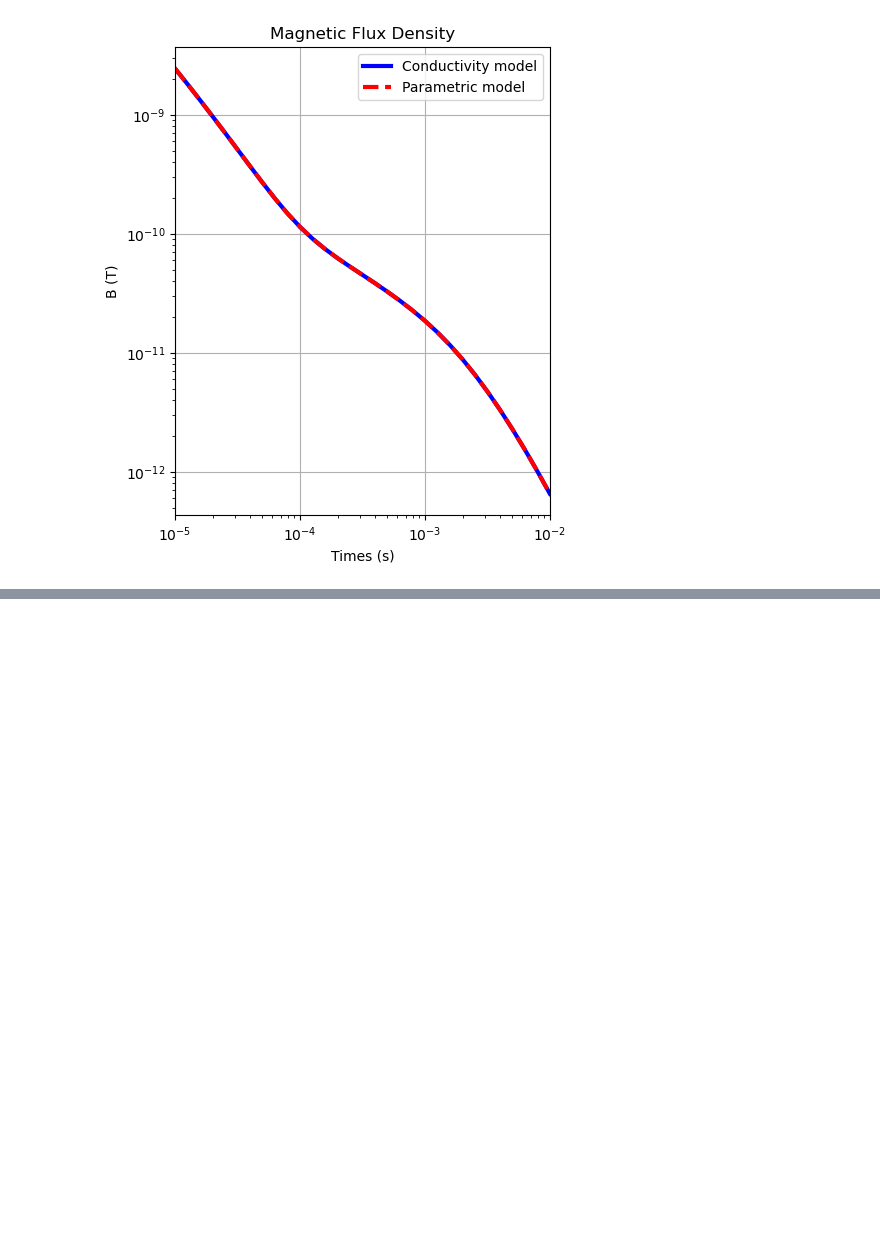
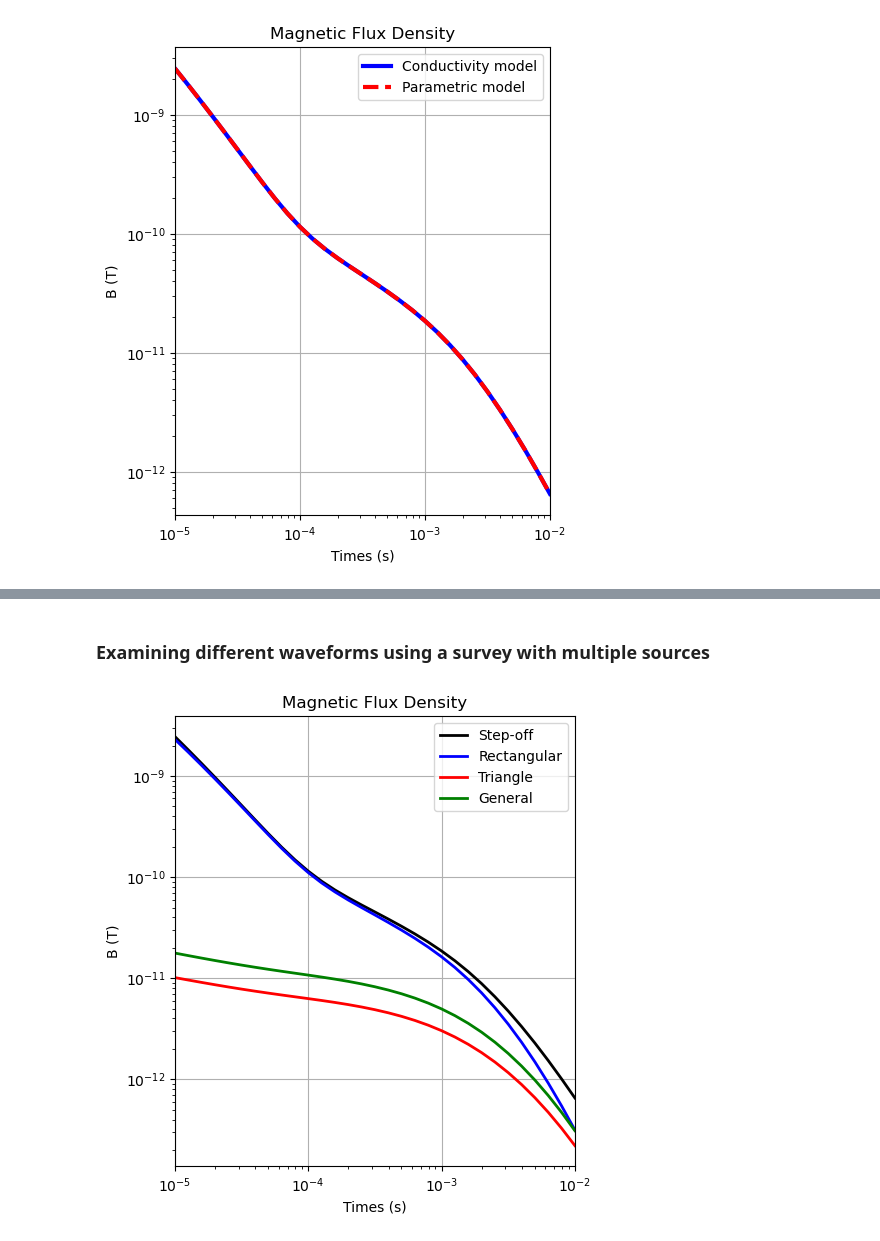
Before and after one commit to oscarshek/EOSC-556-Project, a Jupyter notebook: Notebook/forward_simulation.ipynb, the cells around one changed output, grey strips where cells are left out. Saved outputs shown, nothing was run; the diff lists cells and outputs as text; code cells hidden in the pictures; blank space fills up the shorter version.

```diff
--- a/Notebook/forward_simulation.ipynb
+++ b/Notebook/forward_simulation.ipynb
@@ -126,0 +275,2 @@ plt.show()
+# %% [markdown]
+### Examining different waveforms using a survey with multiple sources
@@ -126,0 +284,47 @@ plt.show()
+# %%
+source_list_multi = []
+
+for w in waveforms_list:
+    # using same receiver data in the 'z' direction
+    receiver_list_multi = [
+        tdem.receivers.PointMagneticFluxDensity(
+            receiver_locations, times, orientation=receiver_orientation
+        )
+    ]
+    # create one object for each waveform
+    source_list_multi.append(
+        tdem.sources.CircularLoop(
+            receiver_list=receiver_list_multi,
+            location=source_location,
+            waveform=w,
+            current=source_current,
+            radius=source_radius,
+        )
+    )
+
+# Define the survey
+survey_multi = tdem.Survey(source_list_multi)
+# %%
+simulation_waveforms = tdem.Simulation1DLayered(
+    survey=survey_multi, thicknesses=layer_thicknesses, sigmaMap=conductivity_map
+)
+
+
+dpred_waveforms = simulation_waveforms.dpred(conductivity_model)
+# %%
+fig = plt.figure(figsize=(5, 6))
+d = np.reshape(dpred_waveforms, (len(source_list_multi), len(times))).T
+ax = fig.add_axes([0.15, 0.15, 0.8, 0.75])
+colorlist = ["k", "b", "r", "g"]
+for ii, k in enumerate(colorlist):
+    ax.loglog(times, np.abs(d[:, ii]), k, lw=2)
+
+ax.set_xlim([times.min(), times.max()])
+ax.grid()
+ax.legend(["Step-off", "Rectangular", "Triangle", "General"])
+ax.set_xlabel("Times (s)")
+ax.set_ylabel("B (T)")
+ax.set_title("Magnetic Flux Density")
+plt.show()
+# %% [output]
+[figure, added]
```
Also changed, not shown: parts of 13 cells of this notebook, 1 other file.
